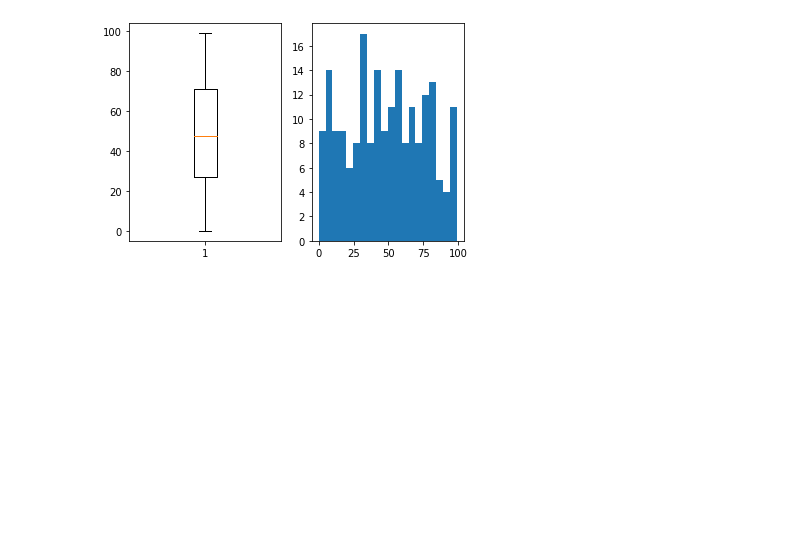
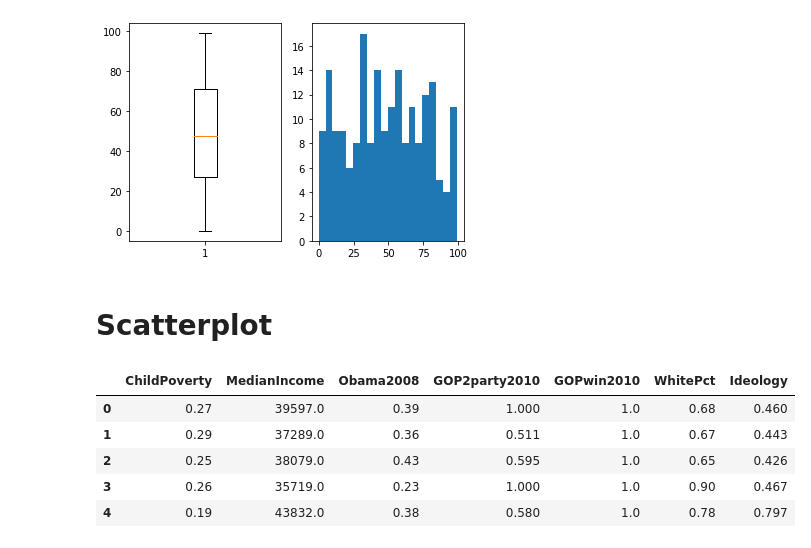
Before and after one commit to gon-olmedo/data-science-cookbook, a Jupyter notebook: Matplotlib/Matplotlib_basics.ipynb, the cells around one changed output. Drawn from its saved outputs; the diff is of its cells as text; code cells hidden in the pictures; blank space fills up the shorter version.

```diff
--- a/Matplotlib/Matplotlib_basics.ipynb
+++ b/Matplotlib/Matplotlib_basics.ipynb
@@ -169,3 +173,18 @@ plt.hist(data, bins=20)
         89.1 , 94.05, 99.  ]),
  <a list of 20 Patch objects>)
 [figure]
+# %% [markdown]
+# Scatterplot
+# %%
+# let's get some data
+file = 'https://github.com/VitorKamada/ECO6100/raw/master/Data/CongressRD.csv'
+df = pd.read_csv(file)
+
+df.head()
+# %% [output]
+|  | ChildPoverty | MedianIncome | Obama2008 | GOP2party2010 | GOPwin2010 | WhitePct | Ideology |
+| 0 | 0.27 | 39597.0 | 0.39 | 1.000 | 1.0 | 0.68 | 0.460 |
+| 1 | 0.29 | 37289.0 | 0.36 | 0.511 | 1.0 | 0.67 | 0.443 |
+| 2 | 0.25 | 38079.0 | 0.43 | 0.595 | 1.0 | 0.65 | 0.426 |
+| 3 | 0.26 | 35719.0 | 0.23 | 1.000 | 1.0 | 0.90 | 0.467 |
+| 4 | 0.19 | 43832.0 | 0.38 | 0.580 | 1.0 | 0.78 | 0.797 |
```
Also changed, not shown: parts of 3 cells of this notebook.
